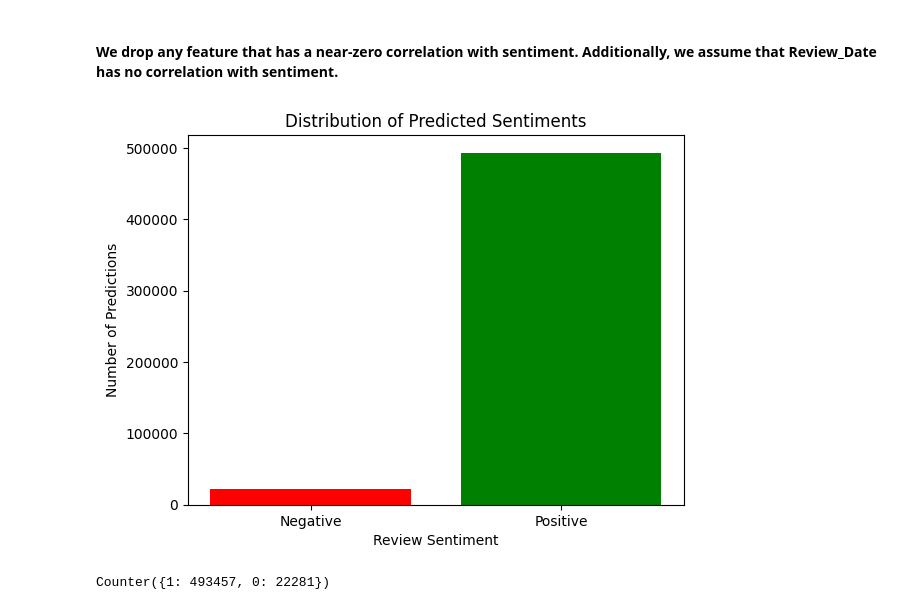
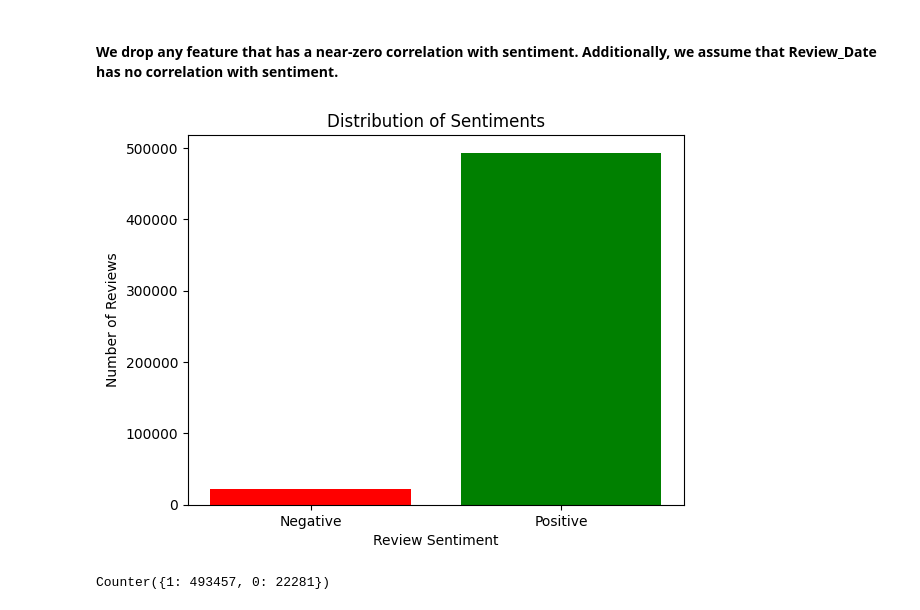
Before and after one commit to hanseirikops/INFO-284-Supergruppen, a Jupyter notebook: Datacleaning_analysis.ipynb, the cells around one changed output. Cells and saved outputs as stored; diff of their text form; code cells hidden in the pictures.

```diff
--- a/Datacleaning_analysis.ipynb
+++ b/Datacleaning_analysis.ipynb
@@ -81,22 +81,22 @@ data.drop('Reviewer_Nationality',axis=1,inplace=True)
 # %%
 # Used for plotting the amount of positive and negative reviews
 
 # convert reviewer score to binary labels (positive or negative review)
 sentiment = (data['Reviewer_Score'] >= 5).astype(int)
 
 positive_count = np.sum(sentiment == 1)
 negative_count = np.sum(sentiment == 0)
 
 categories = ['Negative', 'Positive']
 counts = [negative_count, positive_count]
 
 plt.bar(categories, counts, color=['red', 'green'])
 plt.xlabel("Review Sentiment")
-plt.ylabel("Number of Predictions")
-plt.title("Distribution of Predicted Sentiments")
+plt.ylabel("Number of Reviews")
+plt.title("Distribution of Sentiments")
 
 plt.show()
 print(Counter(data['positive'])) # finding ratio of positive to negative reviews
 # %% [output]
-[figure, old version]
+[figure, new version]
 Counter({1: 493457, 0: 22281})
```
